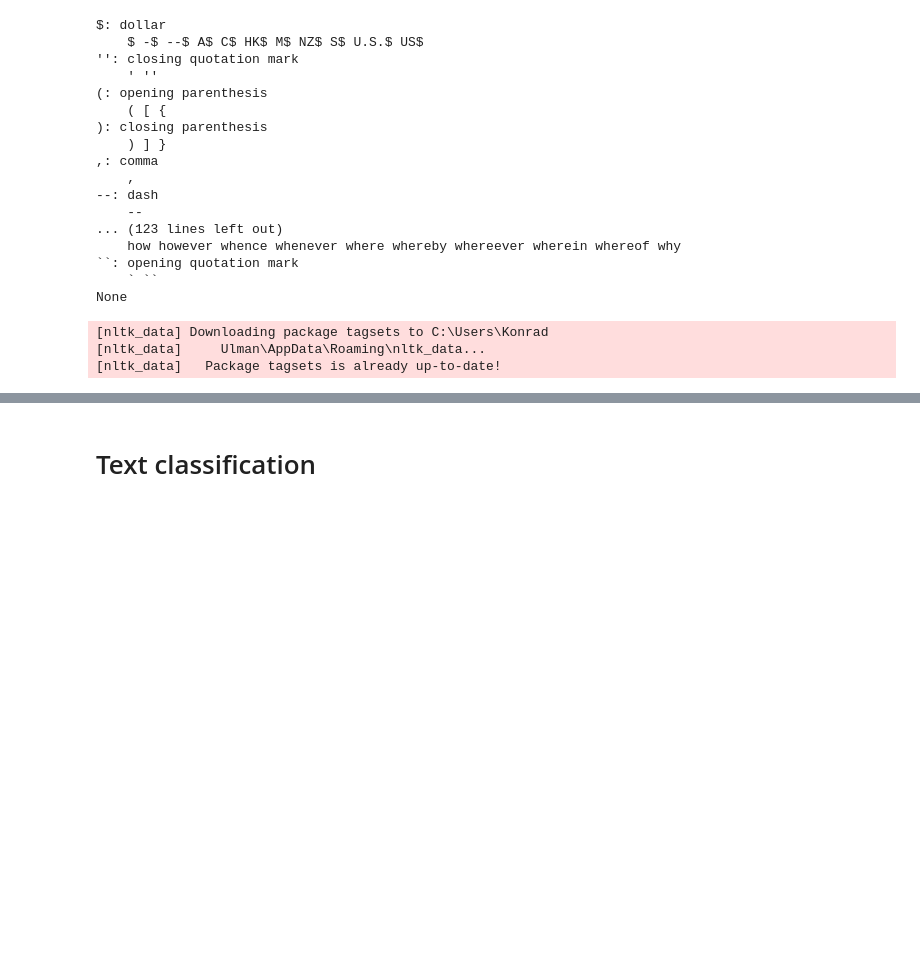
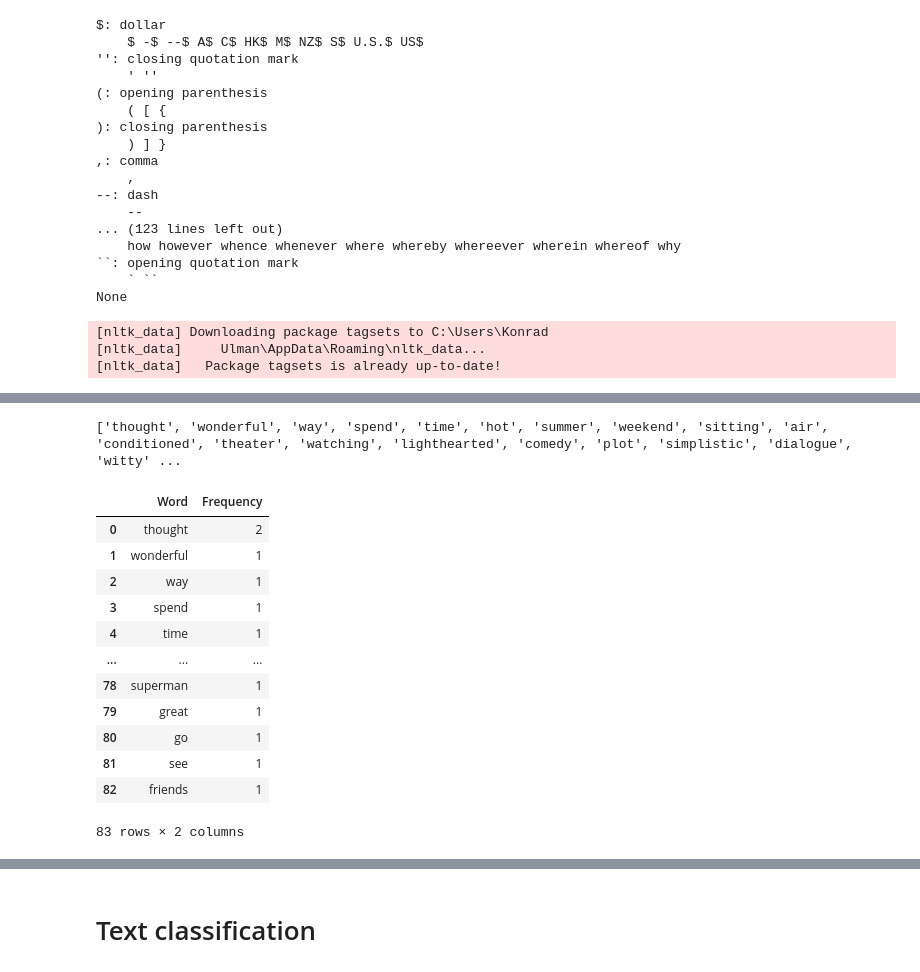
Before and after one commit to ulmii/deep-learning, a Jupyter notebook: rnn.ipynb, the cells around one changed output, grey strips where cells are left out. Cells and saved outputs as stored; diff of their text form; code cells hidden in the pictures; blank space fills up the shorter version.

```diff
--- a/rnn.ipynb
+++ b/rnn.ipynb
@@ -188,0 +203,5 @@ Name: tags, dtype: object
+# %%
+df['review_bigrams'] = df.review_tokens.apply(lambda s: list(nltk.bigrams(s)))
+df['review_trigrams'] = df.review_tokens.apply(lambda s: list(nltk.ngrams(s, 3)))
+
+df.head()
@@ -188,0 +237,21 @@ Name: tags, dtype: object
+# %%
+print(df.review_tokens[2])
+
+freq = nltk.FreqDist(df.review_tokens[2])
+
+pd.DataFrame(list(freq.items()), columns = ["Word","Frequency"])
+# %% [output]
+['thought', 'wonderful', 'way', 'spend', 'time', 'hot', 'summer', 'weekend', 'sitting', 'air', 'conditioned', 'theater', 'watching', 'lighthearted', 'comedy', 'plot', 'simplistic', 'dialogue', 'witty' ...
+|  | Word | Frequency |
+| 0 | thought | 2 |
+| 1 | wonderful | 1 |
+| 2 | way | 1 |
+| 3 | spend | 1 |
+| 4 | time | 1 |
+| ... | ... | ... |
+| 78 | superman | 1 |
+| 79 | great | 1 |
+| 80 | go | 1 |
+| 81 | see | 1 |
+| 82 | friends | 1 |
+83 rows × 2 columns
```
Also changed, not shown: parts of 33 cells of this notebook, 3 other files.
